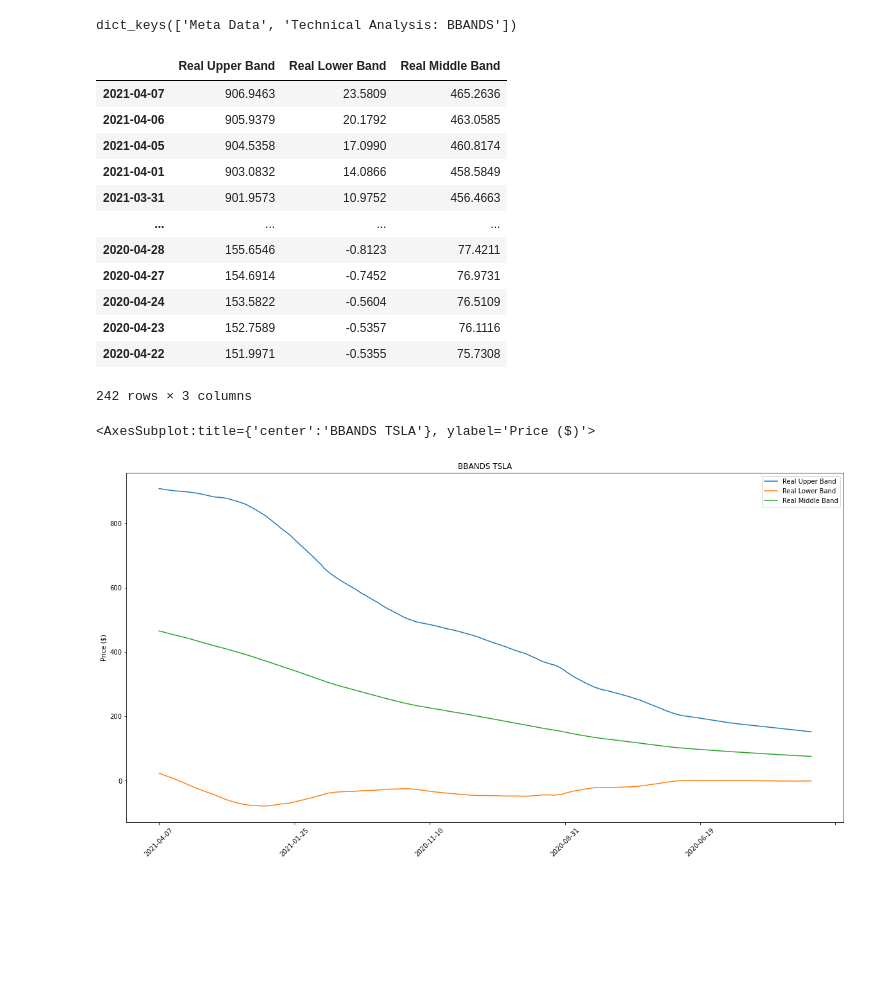
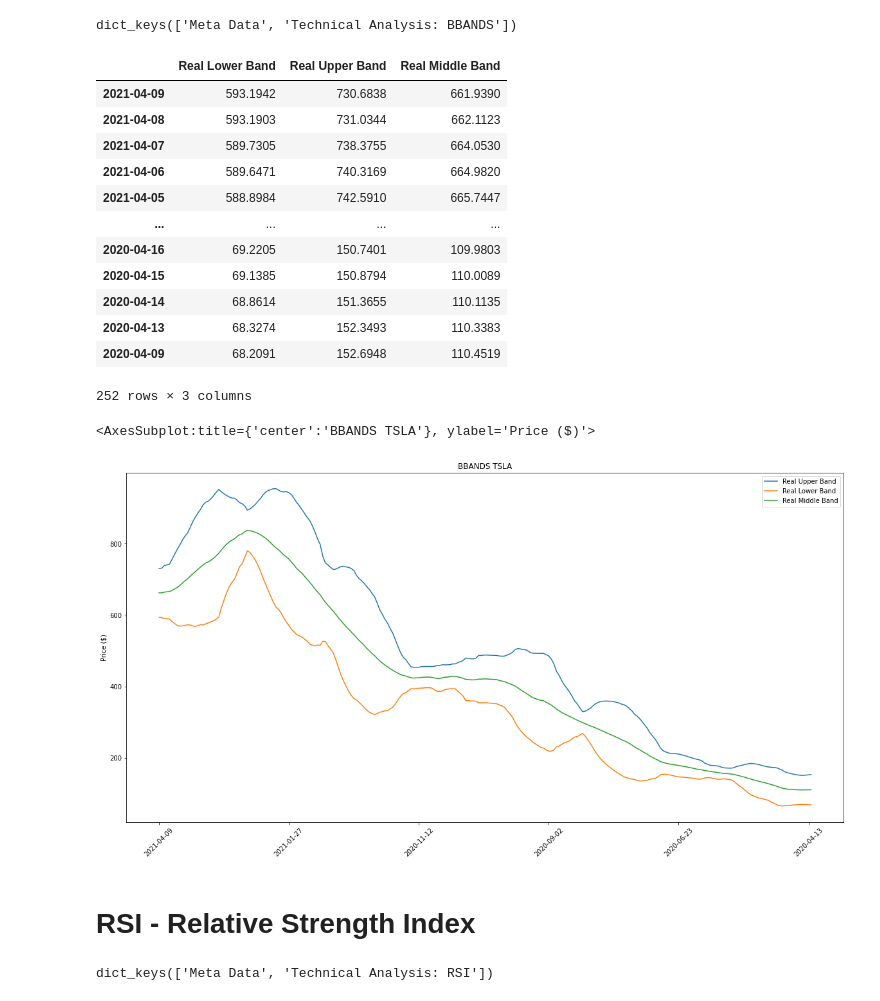
Before and after one commit to dbogatic/technical_indicators, a Jupyter notebook: alpha_vantage.ipynb, the cells around one changed output. Saved outputs shown, nothing was run; the diff lists cells and outputs as text; code cells hidden in the pictures; blank space fills up the shorter version.

```diff
--- a/alpha_vantage.ipynb
+++ b/alpha_vantage.ipynb
@@ -146,25 +144,26 @@ bbands_df = pd.DataFrame(bbands)
 # Tranform datatframe
 bbands_df = bbands_df.T
 # Convert data from object type to float type
-bbands_df = bbands_df.astype('float').iloc[:242]
+bbands_df = bbands_df.astype('float').iloc[:252]
 bbands_df
 # %% [output]
-|  | Real Upper Band | Real Lower Band | Real Middle Band |
-| 2021-04-07 | 906.9463 | 23.5809 | 465.2636 |
-| 2021-04-06 | 905.9379 | 20.1792 | 463.0585 |
-| 2021-04-05 | 904.5358 | 17.0990 | 460.8174 |
-| 2021-04-01 | 903.0832 | 14.0866 | 458.5849 |
-| 2021-03-31 | 901.9573 | 10.9752 | 456.4663 |
+|  | Real Lower Band | Real Upper Band | Real Middle Band |
+| 2021-04-09 | 593.1942 | 730.6838 | 661.9390 |
+| 2021-04-08 | 593.1903 | 731.0344 | 662.1123 |
+| 2021-04-07 | 589.7305 | 738.3755 | 664.0530 |
+| 2021-04-06 | 589.6471 | 740.3169 | 664.9820 |
+| 2021-04-05 | 588.8984 | 742.5910 | 665.7447 |
 | ... | ... | ... | ... |
-| 2020-04-28 | 155.6546 | -0.8123 | 77.4211 |
-| 2020-04-27 | 154.6914 | -0.7452 | 76.9731 |
-| 2020-04-24 | 153.5822 | -0.5604 | 76.5109 |
-| 2020-04-23 | 152.7589 | -0.5357 | 76.1116 |
-| 2020-04-22 | 151.9971 | -0.5355 | 75.7308 |
+| 2020-04-16 | 69.2205 | 150.7401 | 109.9803 |
+| 2020-04-15 | 69.1385 | 150.8794 | 110.0089 |
+| 2020-04-14 | 68.8614 | 151.3655 | 110.1135 |
+| 2020-04-13 | 68.3274 | 152.3493 | 110.3383 |
+| 2020-04-09 | 68.2091 | 152.6948 | 110.4519 |
-242 rows × 3 columns
+252 rows × 3 columns
 # %%
 # Plot Bollinger Bands
-bbands_df.plot(figsize=(20,10), ylabel="Price ($)", title=f'BBANDS {ticker}', rot=45)
+bbands_plot = bbands_df.plot(figsize=(20,10), ylabel="Price ($)", title=f'BBANDS {ticker}', rot=45)
+bbands_plot
 # %% [output]
 <AxesSubplot:title={'center':'BBANDS TSLA'}, ylabel='Price ($)'>
-[figure, old version]
+[figure, new version]
@@ -170,0 +173,13 @@ bbands_df.plot(figsize=(20,10), ylabel="Price ($)", title=f'BBANDS {ticker}', ro
+# %% [markdown]
+# RSI - Relative Strength Index
+# %%
+# Customize url to obtain RSI data. Input desired interval and time period
+interval = 'daily'
+time_period = '30'
+
+rsi = f"https://www.alphavantage.co/query?function=RSI&symbol={ticker}&interval={interval}&time_period={time_period}&series_type=close&apikey={apikey}"
+
+response_data = requests.get(rsi).json()
+response_data.keys()
+# %% [output]
+dict_keys(['Meta Data', 'Technical Analysis: RSI'])
```
Also changed, not shown: parts of 13 cells of this notebook.
